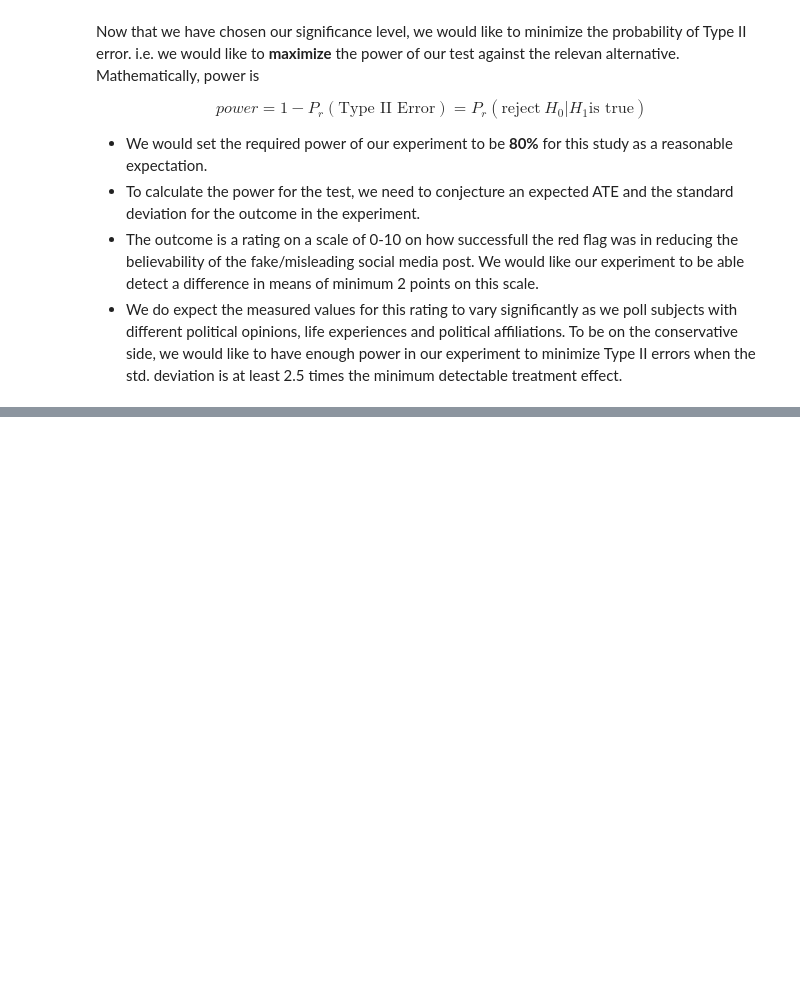
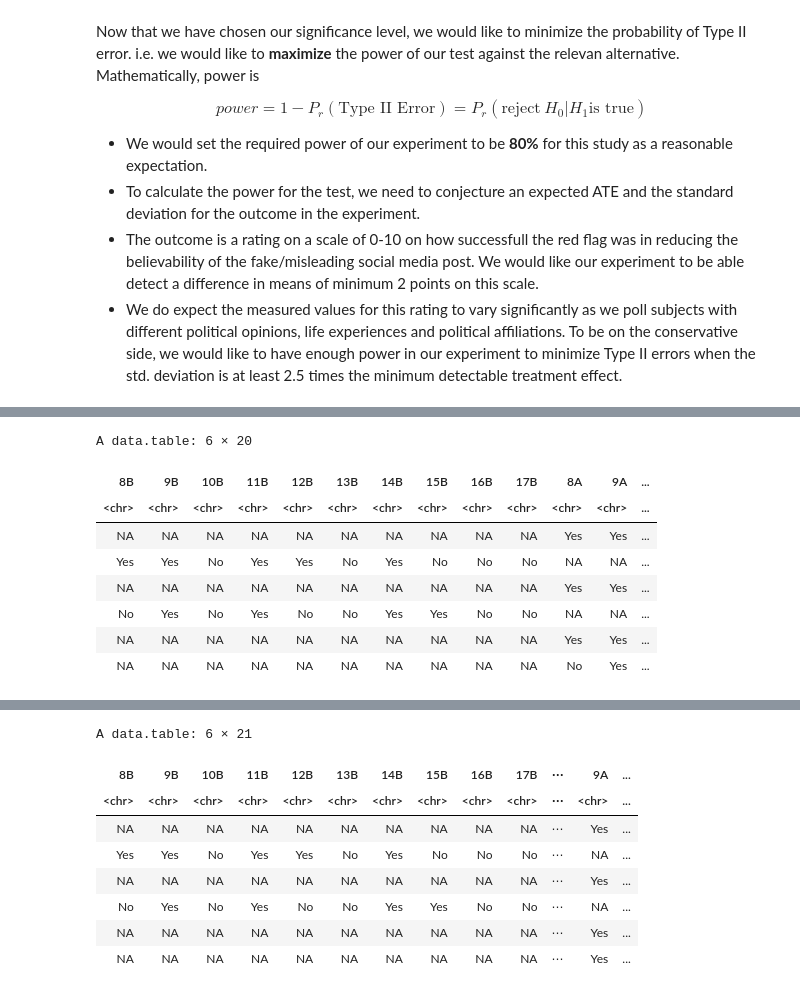
Before and after one commit to suhasgupta791/W241-red-flagging-fake-news, a Jupyter notebook: Project_R_Notebook.ipynb, the cells around one changed output, grey strips where cells are left out. Cells and saved outputs as stored; diff of their text form; code cells hidden in the pictures; blank space fills up the shorter version.

```diff
--- a/Project_R_Notebook.ipynb
+++ b/Project_R_Notebook.ipynb
@@ -167,0 +170,2 @@ outcome ~ red_flag + gender + factor(age_group) + political_affiliation + pre-tr
+# %%
+full_dataset <- fread('./data/pilot/pilot_data_07262020.csv')
@@ -167,0 +200,3 @@ outcome ~ red_flag + gender + factor(age_group) + political_affiliation + pre-tr
+# %%
+data_pruned <- full_dataset[ 3:nrow(full_dataset),]
+data_pruned[, c(6,7)] <- lapply(data_pruned[, c(6,7)], as.numeric)
@@ -167,0 +206,24 @@ outcome ~ red_flag + gender + factor(age_group) + political_affiliation + pre-tr
+# %%
+
+question_col_names <- c('8B','9B','10B','11B','12B','13B','14B','15B','16B','17B',
+                        '8A','9A','10A','11A','12A','13A','14A','15A','16A','17A')
+for(i in c(26:length(names(data_pruned)))){
+    data_pruned[[i]][data_pruned[[i]]==''] <- NA
+}
+
+# Check the data
+head(data_pruned[, 26:length(names(data_pruned))])
+
+# Set assignment group variable (treatment = 1 , conrol = 0)
+data_pruned[, assignment := ifelse(is.na(data_pruned[,'8B']),0,1)]
+head(data_pruned[, 26:length(names(data_pruned))])
+# %% [output]
+A data.table: 6 × 20
+| 8B | 9B | 10B | 11B | 12B | 13B | 14B | 15B | 16B | 17B | 8A | 9A | ... |
+| <chr> | <chr> | <chr> | <chr> | <chr> | <chr> | <chr> | <chr> | <chr> | <chr> | <chr> | <chr> | ... |
+| NA | NA | NA | NA | NA | NA | NA | NA | NA | NA | Yes | Yes | ... |
+| Yes | Yes | No | Yes | Yes | No | Yes | No | No | No | NA | NA | ... |
+| NA | NA | NA | NA | NA | NA | NA | NA | NA | NA | Yes | Yes | ... |
+| No | Yes | No | Yes | No | No | Yes | Yes | No | No | NA | NA | ... |
+| NA | NA | NA | NA | NA | NA | NA | NA | NA | NA | Yes | Yes | ... |
+| NA | NA | NA | NA | NA | NA | NA | NA | NA | NA | No | Yes | ... |
@@ -167,0 +232,9 @@ outcome ~ red_flag + gender + factor(age_group) + political_affiliation + pre-tr
+A data.table: 6 × 21
+| 8B | 9B | 10B | 11B | 12B | 13B | 14B | 15B | 16B | 17B | ⋯ | 9A | ... |
+| <chr> | <chr> | <chr> | <chr> | <chr> | <chr> | <chr> | <chr> | <chr> | <chr> | ⋯ | <chr> | ... |
+| NA | NA | NA | NA | NA | NA | NA | NA | NA | NA | ⋯ | Yes | ... |
+| Yes | Yes | No | Yes | Yes | No | Yes | No | No | No | ⋯ | NA | ... |
+| NA | NA | NA | NA | NA | NA | NA | NA | NA | NA | ⋯ | Yes | ... |
+| No | Yes | No | Yes | No | No | Yes | Yes | No | No | ⋯ | NA | ... |
+| NA | NA | NA | NA | NA | NA | NA | NA | NA | NA | ⋯ | Yes | ... |
+| NA | NA | NA | NA | NA | NA | NA | NA | NA | NA | ⋯ | Yes | ... |
```
Also changed, not shown: parts of 27 cells of this notebook.
